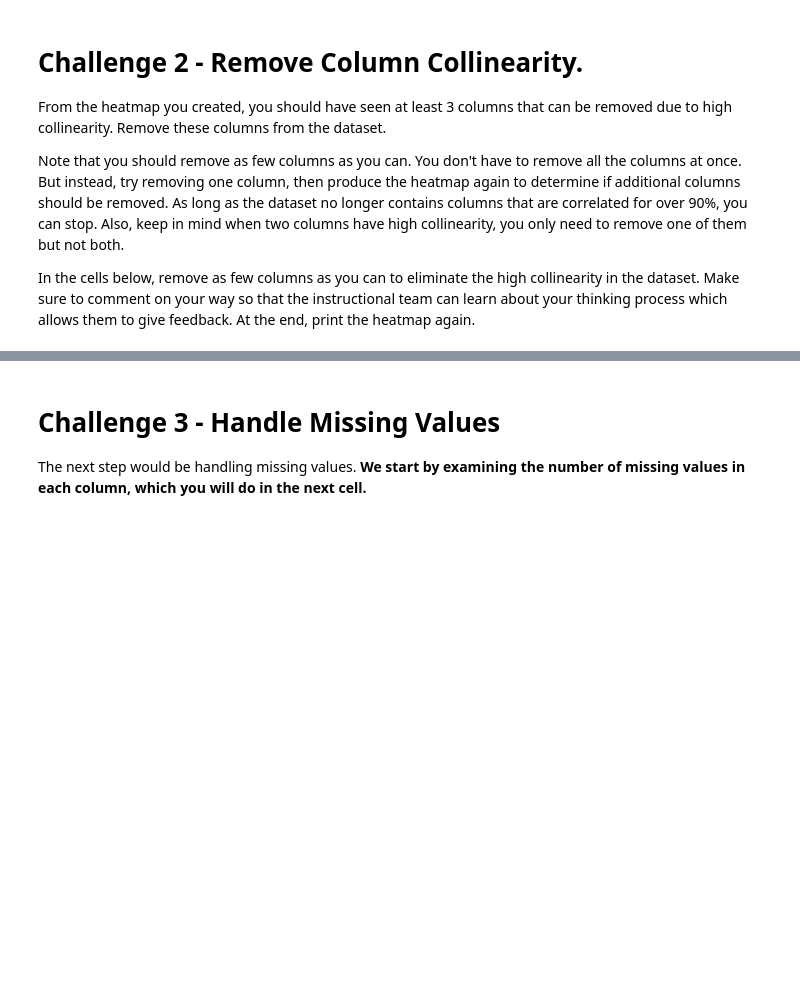
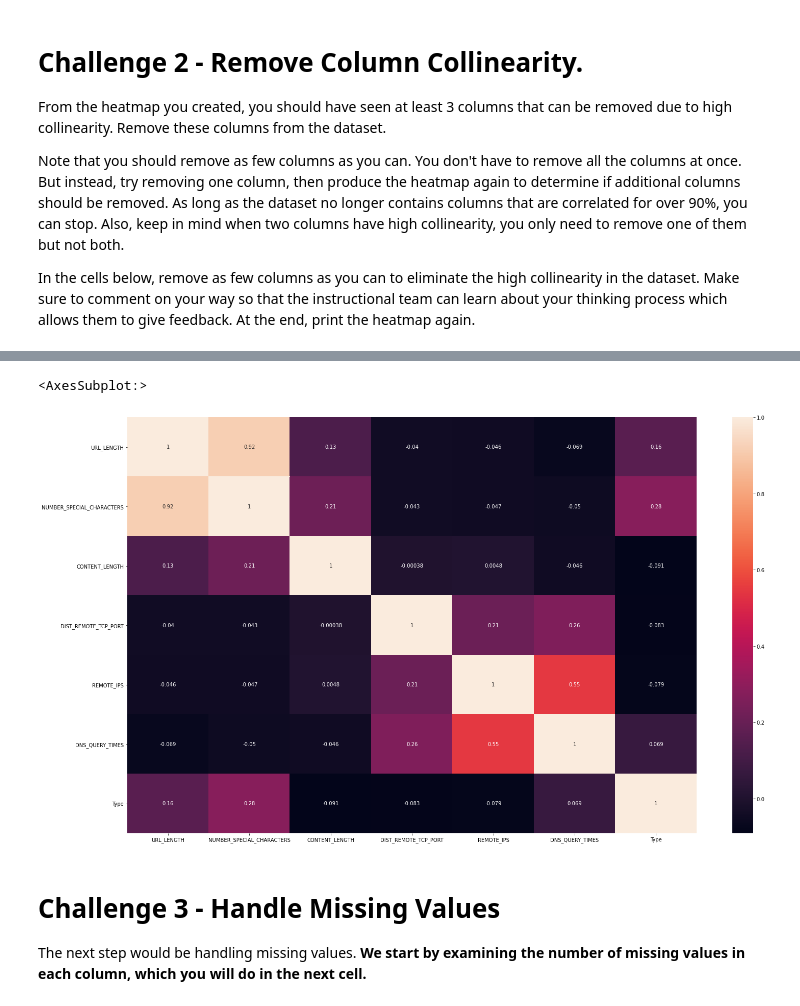
Before and after one commit to ta-data-remote/lab-supervised-learning, a Jupyter notebook: your-code/main.ipynb, the cells around one changed output, grey strips where cells are left out. Saved outputs shown, nothing was run; the diff lists cells and outputs as text; code cells hidden in the pictures; blank space fills up the shorter version.

```diff
--- a/your-code/main.ipynb
+++ b/your-code/main.ipynb
@@ -92,3 +218,13 @@ In the cells below, remove as few columns as you can to eliminate the high colli
+# %%
+data1 = data.drop(['REMOTE_APP_BYTES', 'APP_BYTES','REMOTE_APP_PACKETS','SOURCE_APP_PACKETS','APP_PACKETS','TCP_CONVERSATION_EXCHANGE','SOURCE_APP_BYTES'], axis = 1)
+# Your code here
+corrMatrix = data1.corr()
+#corrMatrix > 0.9
+f, ax = plt.subplots(figsize=(25, 15))
+sn.heatmap(corrMatrix, annot=True)
+# %% [output]
+<AxesSubplot:>
+[figure, added]
 # %% [markdown]
 # Challenge 3 - Handle Missing Values
 
```
Also changed, not shown: parts of 70 cells of this notebook.
